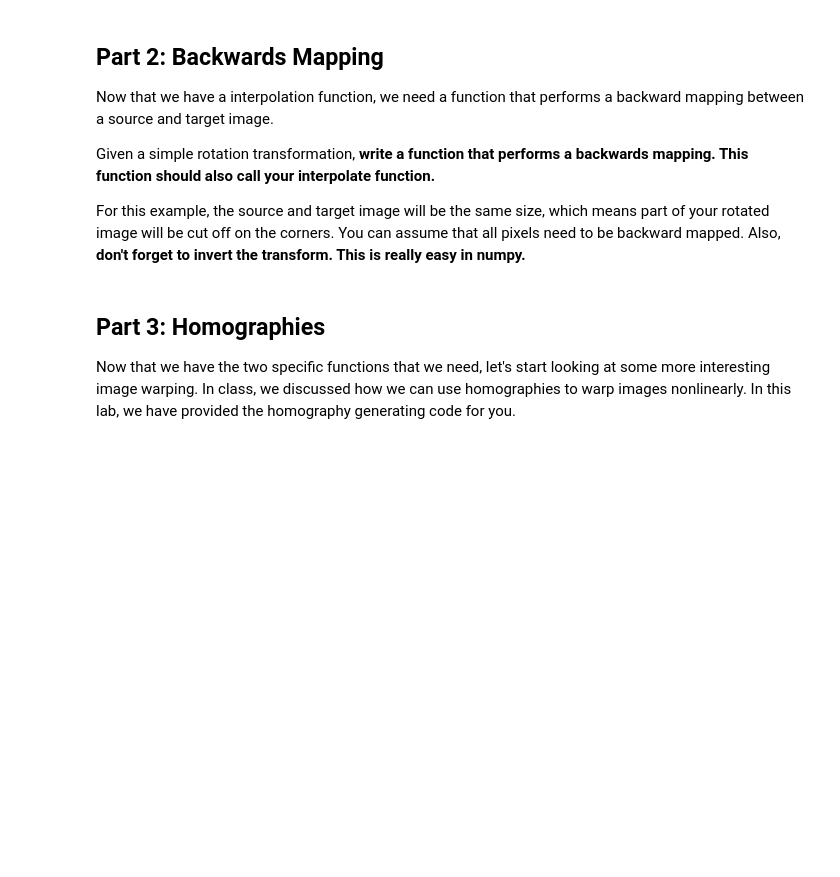
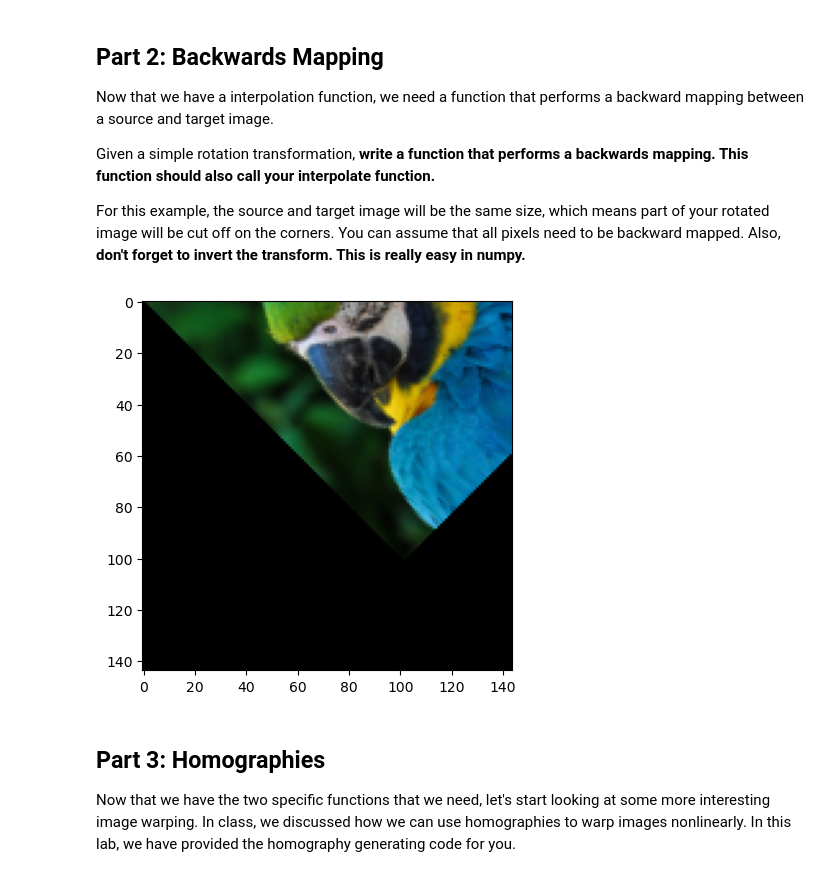
Before and after one commit to BensonP/School-Projects, a Jupyter notebook: CS355/Lab9/Lab9-ImageWarping.ipynb, the cells around one changed output. Saved outputs shown, nothing was run; the diff lists cells and outputs as text; code cells hidden in the pictures; blank space fills up the shorter version.

```diff
--- a/CS355/Lab9/Lab9-ImageWarping.ipynb
+++ b/CS355/Lab9/Lab9-ImageWarping.ipynb
@@ -66,26 +61,39 @@ For this example, the source and target image will be the same size, which means
 # %%
 def backmap1(image, transform):
 
-    h,w,_ = im.shape
+    h,w,_ = image.shape
 
     result = np.zeros((h,w,3), dtype="uint8")
+    invTransform = np.linalg.inv(transform)
+
+
+    for i in range(result.shape[0]):
+        for j in range(result.shape[1]):
+
+            currentPixel = np.matmul(invTransform,np.matrix([[i],[j],[0]]))
+            if currentPixel[0] < 143 and currentPixel[1] < 143 and currentPixel[0] > 0 and currentPixel[1] > 0:
+                newPixel = 255 * interpolate(image, currentPixel[0,0],currentPixel[1,0])
+                result[i,j] = newPixel.astype(np.uint8)
+
 
     #Your Code Here
 
     return result
 
 
 from math import sin,cos,pi
 
 filename = "test.png"
 im = plt.imread(filename)
 
 transform = np.matrix([[cos(45 * pi/180), -sin(45 * pi/180), w/2],[sin(45 * pi/180),cos(45 * pi/180),-h/5],[0,0,1]])
 
 result = backmap1(im,transform)
 
 plt.imshow(result,vmin=0)
 plt.show()
+# %% [output]
+[figure, added]
 # %% [markdown]
 ## Part 3: Homographies
 
```
Also changed, not shown: parts of 1 cell of this notebook.
